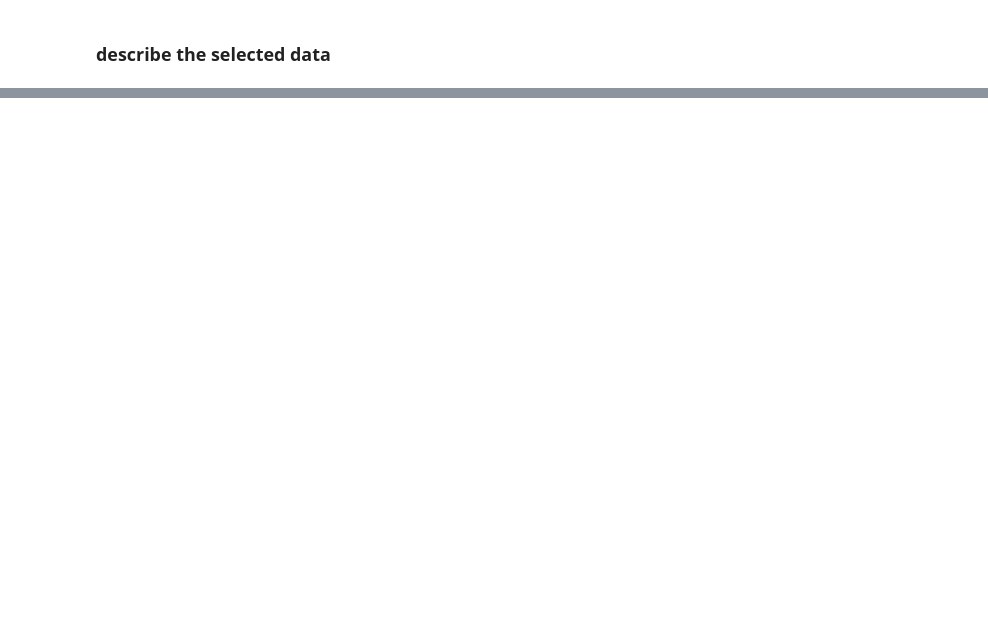
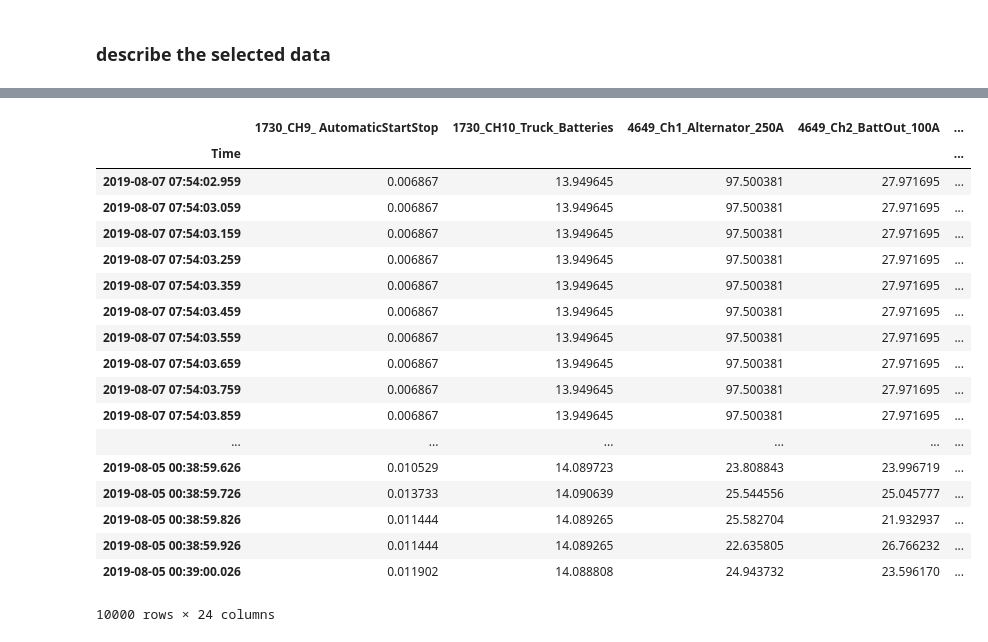
Before and after one commit to UNCG-CSE/Volvo_Truck_Analytics, a Jupyter notebook: src/BillTruck1Proj2.ipynb, the cells around one changed output, grey strips where cells are left out. Cells and saved outputs as stored; diff of their text form; code cells hidden in the pictures; blank space fills up the shorter version.

```diff
--- a/src/BillTruck1Proj2.ipynb
+++ b/src/BillTruck1Proj2.ipynb
@@ -86,0 +59,22 @@ AxesSubplot(0.125,0.125;0.775x0.755)
+# %%
+df_T1.ffill().bfill().head(10000)
+# %% [output]
+|  | 1730_CH9_ AutomaticStartStop | 1730_CH10_Truck_Batteries | 4649_Ch1_Alternator_250A | 4649_Ch2_BattOut_100A | ... |
+| Time |  |  |  |  | ... |
+| 2019-08-07 07:54:02.959 | 0.006867 | 13.949645 | 97.500381 | 27.971695 | ... |
+| 2019-08-07 07:54:03.059 | 0.006867 | 13.949645 | 97.500381 | 27.971695 | ... |
+| 2019-08-07 07:54:03.159 | 0.006867 | 13.949645 | 97.500381 | 27.971695 | ... |
+| 2019-08-07 07:54:03.259 | 0.006867 | 13.949645 | 97.500381 | 27.971695 | ... |
+| 2019-08-07 07:54:03.359 | 0.006867 | 13.949645 | 97.500381 | 27.971695 | ... |
+| 2019-08-07 07:54:03.459 | 0.006867 | 13.949645 | 97.500381 | 27.971695 | ... |
+| 2019-08-07 07:54:03.559 | 0.006867 | 13.949645 | 97.500381 | 27.971695 | ... |
+| 2019-08-07 07:54:03.659 | 0.006867 | 13.949645 | 97.500381 | 27.971695 | ... |
+| 2019-08-07 07:54:03.759 | 0.006867 | 13.949645 | 97.500381 | 27.971695 | ... |
+| 2019-08-07 07:54:03.859 | 0.006867 | 13.949645 | 97.500381 | 27.971695 | ... |
+| ... | ... | ... | ... | ... | ... |
+| 2019-08-05 00:38:59.626 | 0.010529 | 14.089723 | 23.808843 | 23.996719 | ... |
+| 2019-08-05 00:38:59.726 | 0.013733 | 14.090639 | 25.544556 | 25.045777 | ... |
+| 2019-08-05 00:38:59.826 | 0.011444 | 14.089265 | 25.582704 | 21.932937 | ... |
+| 2019-08-05 00:38:59.926 | 0.011444 | 14.089265 | 22.635805 | 26.766232 | ... |
+| 2019-08-05 00:39:00.026 | 0.011902 | 14.088808 | 24.943732 | 23.596170 | ... |
+10000 rows × 24 columns
```
Also changed, not shown: parts of 9 cells of this notebook, 2 other files.
